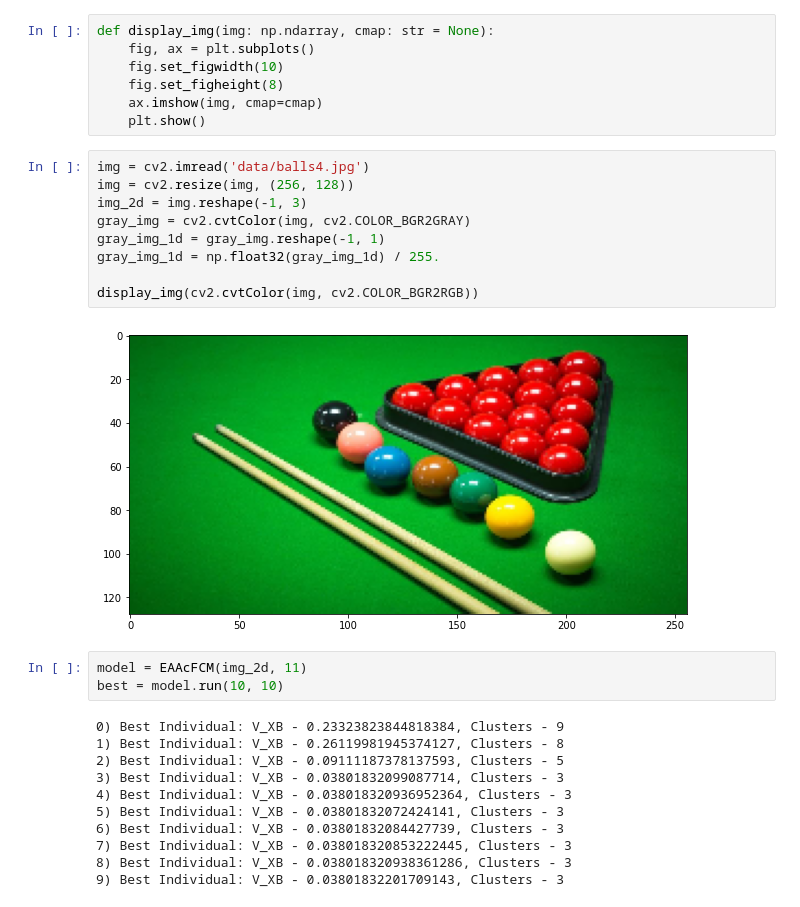
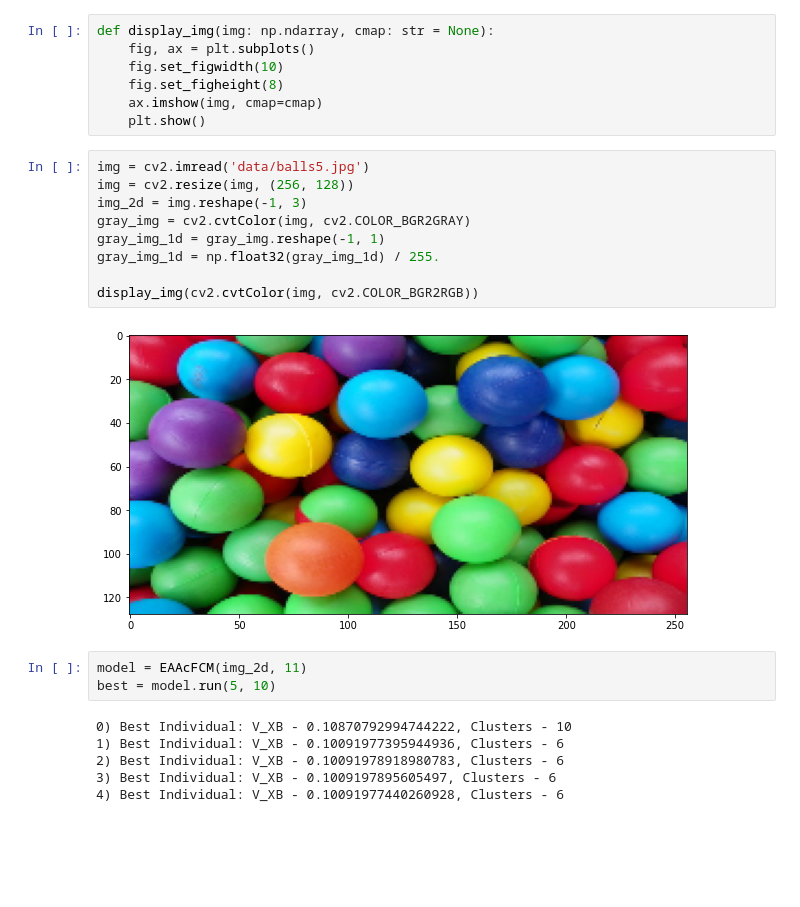
Before and after one commit to Mruzik1/EA-Ac-FCM-Implementation, a Jupyter notebook: image_segmentation.ipynb, the cells around one changed output. Saved outputs shown, nothing was run; the diff lists cells and outputs as text; blank space fills up the shorter version.

```diff
--- a/image_segmentation.ipynb
+++ b/image_segmentation.ipynb
@@ -11,30 +11,25 @@ def display_img(img: np.ndarray, cmap: str = None):
     ax.imshow(img, cmap=cmap)
     plt.show()
 # %%
-img = cv2.imread('data/balls4.jpg')
+img = cv2.imread('data/balls5.jpg')
 img = cv2.resize(img, (256, 128))
 img_2d = img.reshape(-1, 3)
 gray_img = cv2.cvtColor(img, cv2.COLOR_BGR2GRAY)
 gray_img_1d = gray_img.reshape(-1, 1)
 gray_img_1d = np.float32(gray_img_1d) / 255.
 
 display_img(cv2.cvtColor(img, cv2.COLOR_BGR2RGB))
 # %% [output]
-[figure, old version]
+[figure, new version]
 # %%
 model = EAAcFCM(img_2d, 11)
-best = model.run(10, 10)
+best = model.run(5, 10)
 # %% [output]
-0) Best Individual: V_XB - 0.23323823844818384, Clusters - 9
-1) Best Individual: V_XB - 0.26119981945374127, Clusters - 8
-2) Best Individual: V_XB - 0.09111187378137593, Clusters - 5
-3) Best Individual: V_XB - 0.03801832099087714, Clusters - 3
-4) Best Individual: V_XB - 0.038018320936952364, Clusters - 3
-5) Best Individual: V_XB - 0.03801832072424141, Clusters - 3
-6) Best Individual: V_XB - 0.03801832084427739, Clusters - 3
-7) Best Individual: V_XB - 0.038018320853222445, Clusters - 3
-8) Best Individual: V_XB - 0.038018320938361286, Clusters - 3
-9) Best Individual: V_XB - 0.03801832201709143, Clusters - 3
+0) Best Individual: V_XB - 0.10870792994744222, Clusters - 10
+1) Best Individual: V_XB - 0.10091977395944936, Clusters - 6
+2) Best Individual: V_XB - 0.10091978918980783, Clusters - 6
+3) Best Individual: V_XB - 0.1009197895605497, Clusters - 6
+4) Best Individual: V_XB - 0.10091977440260928, Clusters - 6
 # %%
 labels = np.argmax(best.U, axis=1)
 color_mask = img_2d.copy()
```
Also changed, not shown: parts of 1 cell of this notebook.
